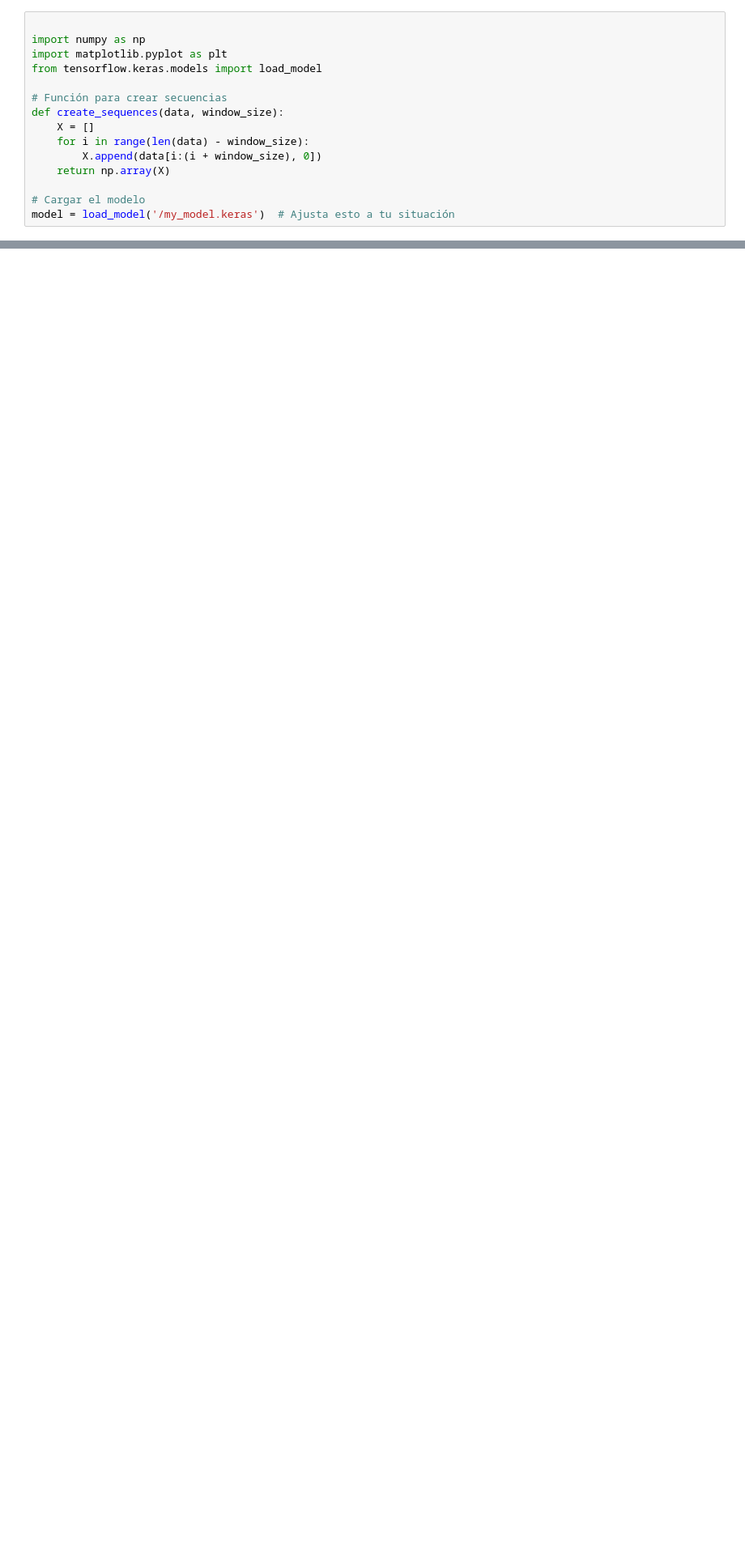
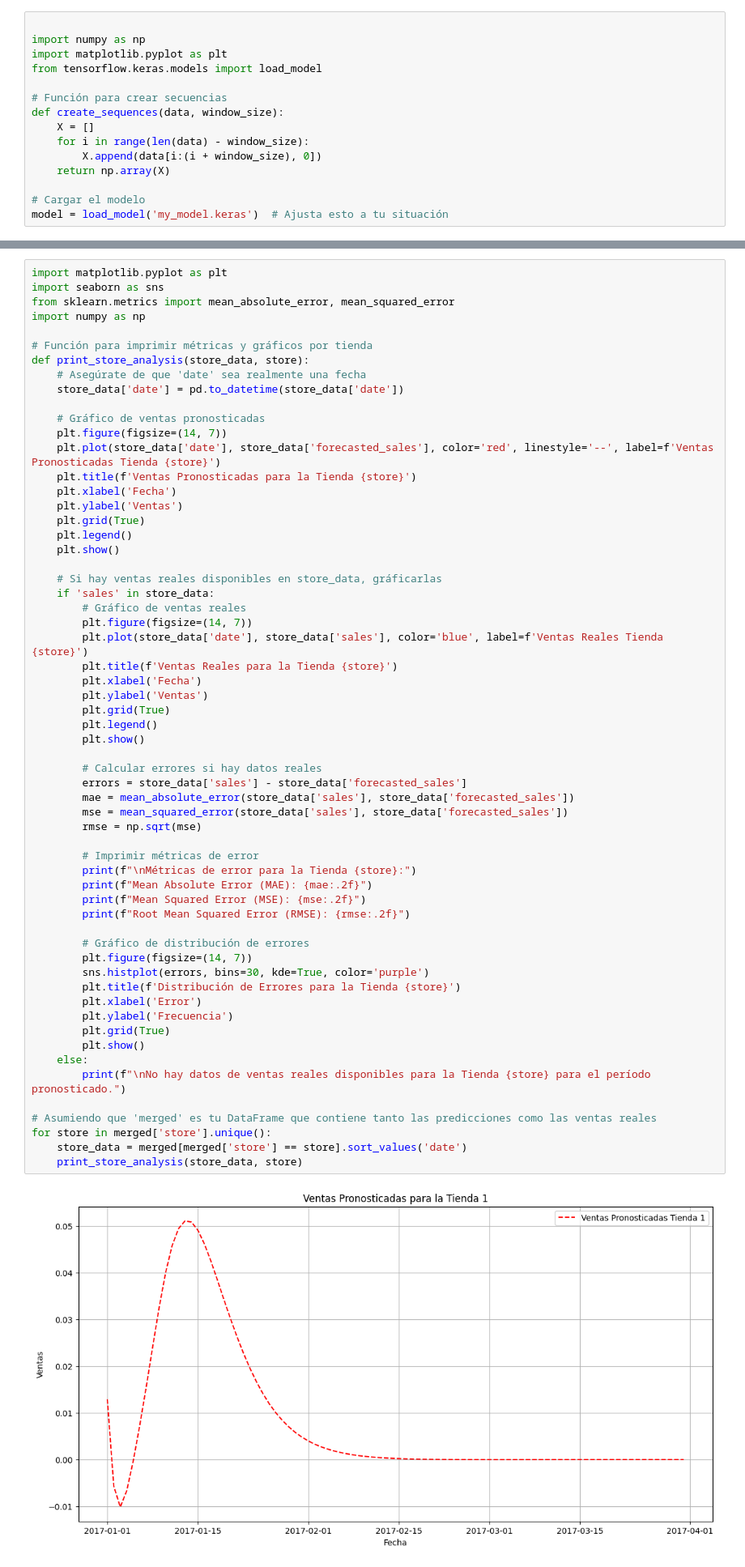
Before and after one commit to fredyvelasquezgt/Lab-9-DL, a Jupyter notebook: lab_9.ipynb, the cells around one changed output, grey strips where cells are left out. Shown at 81% size. Drawn from its saved outputs; the diff is of its cells as text; blank space fills up the shorter version.

```diff
--- a/lab_9.ipynb
+++ b/lab_9.ipynb
@@ -331,5 +331,5 @@ def create_sequences(data, window_size):
     return np.array(X)
 
 # Cargar el modelo
-model = load_model('/my_model.keras')  # Ajusta esto a tu situación
+model = load_model('my_model.keras')  # Ajusta esto a tu situación
 # %% [output]
@@ -337,2 +406,64 @@ OSError: ignored
 # %% [markdown]
 9. Visualización
+# %%
+import matplotlib.pyplot as plt
+import seaborn as sns
+from sklearn.metrics import mean_absolute_error, mean_squared_error
+import numpy as np
+
+# Función para imprimir métricas y gráficos por tienda
+def print_store_analysis(store_data, store):
+    # Asegúrate de que 'date' sea realmente una fecha
+    store_data['date'] = pd.to_datetime(store_data['date'])
+
+    # Gráfico de ventas pronosticadas
+    plt.figure(figsize=(14, 7))
+    plt.plot(store_data['date'], store_data['forecasted_sales'], color='red', linestyle='--', label=f'Ventas Pronosticadas Tienda {store}')
+    plt.title(f'Ventas Pronosticadas para la Tienda {store}')
+    plt.xlabel('Fecha')
+    plt.ylabel('Ventas')
+    plt.grid(True)
+    plt.legend()
+    plt.show()
+
+    # Si hay ventas reales disponibles en store_data, gráficarlas
+    if 'sales' in store_data:
+        # Gráfico de ventas reales
+        plt.figure(figsize=(14, 7))
+        plt.plot(store_data['date'], store_data['sales'], color='blue', label=f'Ventas Reales Tienda {store}')
+        plt.title(f'Ventas Reales para la Tienda {store}')
+        plt.xlabel('Fecha')
+        plt.ylabel('Ventas')
+        plt.grid(True)
+        plt.legend()
+        plt.show()
+
+        # Calcular errores si hay datos reales
+        errors = store_data['sales'] - store_data['forecasted_sales']
+        mae = mean_absolute_error(store_data['sales'], store_data['forecasted_sales'])
+        mse = mean_squared_error(store_data['sales'], store_data['forecasted_sales'])
+        rmse = np.sqrt(mse)
+
+        # Imprimir métricas de error
+        print(f"\nMétricas de error para la Tienda {store}:")
+        print(f"Mean Absolute Error (MAE): {mae:.2f}")
+        print(f"Mean Squared Error (MSE): {mse:.2f}")
+        print(f"Root Mean Squared Error (RMSE): {rmse:.2f}")
+
+        # Gráfico de distribución de errores
+        plt.figure(figsize=(14, 7))
+        sns.histplot(errors, bins=30, kde=True, color='purple')
+        plt.title(f'Distribución de Errores para la Tienda {store}')
+        plt.xlabel('Error')
+        plt.ylabel('Frecuencia')
+        plt.grid(True)
+        plt.show()
+    else:
+        print(f"\nNo hay datos de ventas reales disponibles para la Tienda {store} para el período pronosticado.")
+
+# Asumiendo que 'merged' es tu DataFrame que contiene tanto las predicciones como las ventas reales
+for store in merged['store'].unique():
+    store_data = merged[merged['store'] == store].sort_values('date')
+    print_store_analysis(store_data, store)
+# %% [output]
+[figure, added]
```
Also changed, not shown: parts of 7 cells of this notebook.
